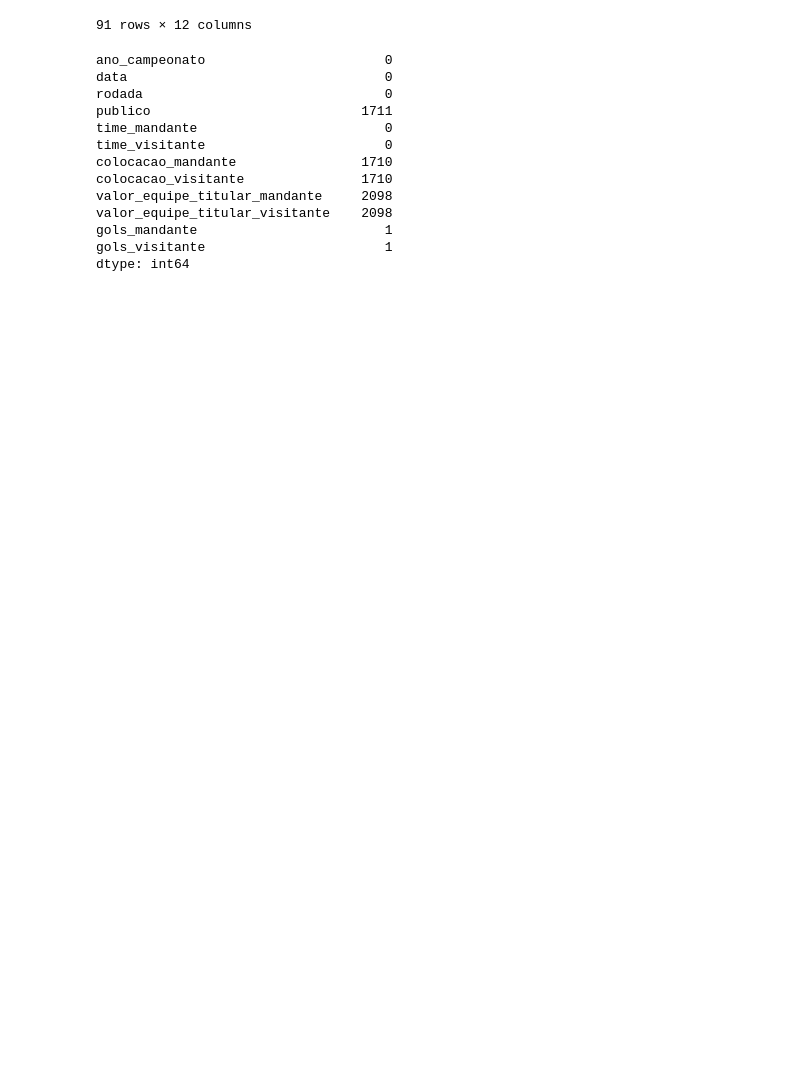
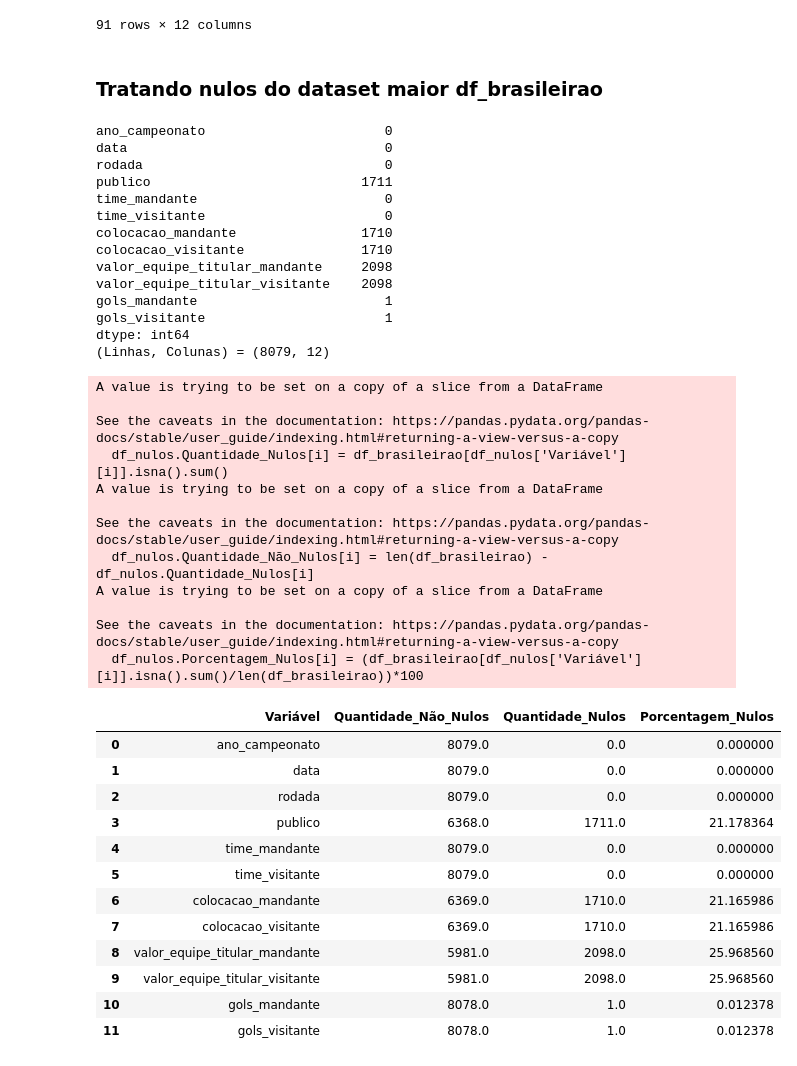
Before and after one commit to salomaofreitasjr/TCC_PUC_MINAS_POS_CIENCIA_DE_DADOS_2023, a Jupyter notebook: Projeto Python/02 - Preparação de Dados.ipynb, the cells around one changed output. Drawn from its saved outputs; the diff is of its cells as text; code cells hidden in the pictures; blank space fills up the shorter version.

```diff
--- a/Projeto Python/02 - Preparação de Dados.ipynb
+++ b/Projeto Python/02 - Preparação de Dados.ipynb
@@ -354,10 +407,13 @@ df_brasileirao_comp
 91 rows × 12 columns
 # %%
 #df_brasileirao_comp[df_brasileirao_comp['time_mandante'] == 'Fortaleza']
+# %% [markdown]
+### Tratando nulos do dataset maior df_brasileirao
 # %%
 # AGORA VAMOS ANALISAR OS VALORES NULOS NO DATSET MAIOR (df_brasileirao)
 
-df_brasileirao.isnull().sum()
+print(df_brasileirao.isnull().sum())
+print('(Linhas, Colunas) = {}'.format(df_brasileirao.shape))
 # %% [output]
 ano_campeonato                       0
 data                                 0
@@ -372,3 +428,4 @@ valor_equipe_titular_visitante    2098
 gols_mandante                        1
 gols_visitante                       1
 dtype: int64
+(Linhas, Colunas) = (8079, 12)
@@ -376,0 +432,49 @@ dtype: int64
+# %%
+# OLHAR OS 3 NOTEBOOKS DE REFERÊNCIA PARA FAZER AS VISUALIZAÇÕES E TRATAMENTOS DE NULOS
+
+# OBSERVA-SE QUE ALGNS ATRIBUTOS POSSUEM VALORES NULOS. COMO NOSSO DF TEM 8079 LINHAS,
+# VAMOS VER O PERCENTUAL DE NULOS DESSAS COLUNAS
+
+# Para cada Variável no DF, iremos pegar a quantidade de dados nulos
+# Iremos visualizar quantos nulos temos em cada variável
+# Vamos criar uma tabela para visualizar isso (um Data Frame)
+df_nulos = pd.DataFrame()
+df_nulos['Variável'] = df_brasileirao.columns
+
+# Vamos colocar na outra coluna, a quantidade de nulos no DF
+df_nulos['Quantidade_Não_Nulos'] = pd.Series()
+df_nulos['Quantidade_Nulos'] = pd.Series()  #Uma coluna de um DF é um pd.Series(). Aqui criamos uma coluna vazia
+df_nulos['Porcentagem_Nulos'] = pd.Series()
+
+for i in df_nulos.index:
+    df_nulos.Quantidade_Nulos[i] = df_brasileirao[df_nulos['Variável'][i]].isna().sum()
+    df_nulos.Quantidade_Não_Nulos[i] = len(df_brasileirao) - df_nulos.Quantidade_Nulos[i]
+    df_nulos.Porcentagem_Nulos[i] = (df_brasileirao[df_nulos['Variável'][i]].isna().sum()/len(df_brasileirao))*100
+
+df_nulos
+# %% [output]
+A value is trying to be set on a copy of a slice from a DataFrame
+
+See the caveats in the documentation: https://pandas.pydata.org/pandas-docs/stable/user_guide/indexing.html#returning-a-view-versus-a-copy
+  df_nulos.Quantidade_Nulos[i] = df_brasileirao[df_nulos['Variável'][i]].isna().sum()
+A value is trying to be set on a copy of a slice from a DataFrame
+
+See the caveats in the documentation: https://pandas.pydata.org/pandas-docs/stable/user_guide/indexing.html#returning-a-view-versus-a-copy
+  df_nulos.Quantidade_Não_Nulos[i] = len(df_brasileirao) - df_nulos.Quantidade_Nulos[i]
+A value is trying to be set on a copy of a slice from a DataFrame
+
+See the caveats in the documentation: https://pandas.pydata.org/pandas-docs/stable/user_guide/indexing.html#returning-a-view-versus-a-copy
+  df_nulos.Porcentagem_Nulos[i] = (df_brasileirao[df_nulos['Variável'][i]].isna().sum()/len(df_brasileirao))*100
+|  | Variável | Quantidade_Não_Nulos | Quantidade_Nulos | Porcentagem_Nulos |
+| 0 | ano_campeonato | 8079.0 | 0.0 | 0.000000 |
+| 1 | data | 8079.0 | 0.0 | 0.000000 |
+| 2 | rodada | 8079.0 | 0.0 | 0.000000 |
+| 3 | publico | 6368.0 | 1711.0 | 21.178364 |
+| 4 | time_mandante | 8079.0 | 0.0 | 0.000000 |
+| 5 | time_visitante | 8079.0 | 0.0 | 0.000000 |
+| 6 | colocacao_mandante | 6369.0 | 1710.0 | 21.165986 |
+| 7 | colocacao_visitante | 6369.0 | 1710.0 | 21.165986 |
+| 8 | valor_equipe_titular_mandante | 5981.0 | 2098.0 | 25.968560 |
+| 9 | valor_equipe_titular_visitante | 5981.0 | 2098.0 | 25.968560 |
+| 10 | gols_mandante | 8078.0 | 1.0 | 0.012378 |
+| 11 | gols_visitante | 8078.0 | 1.0 | 0.012378 |
```
Also changed, not shown: parts of 17 cells of this notebook.
